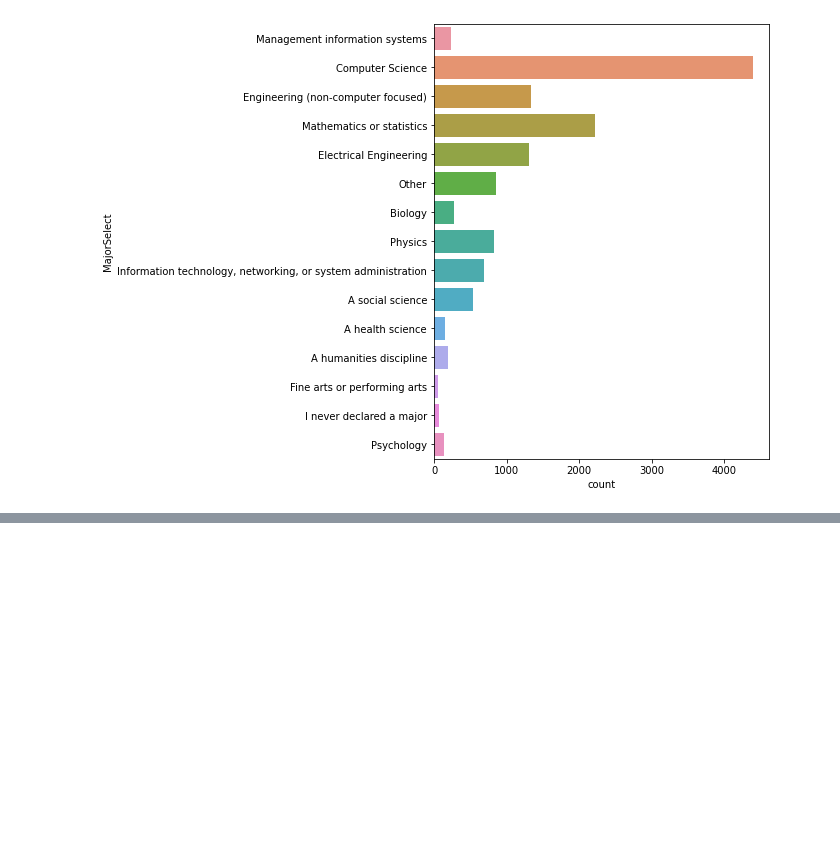
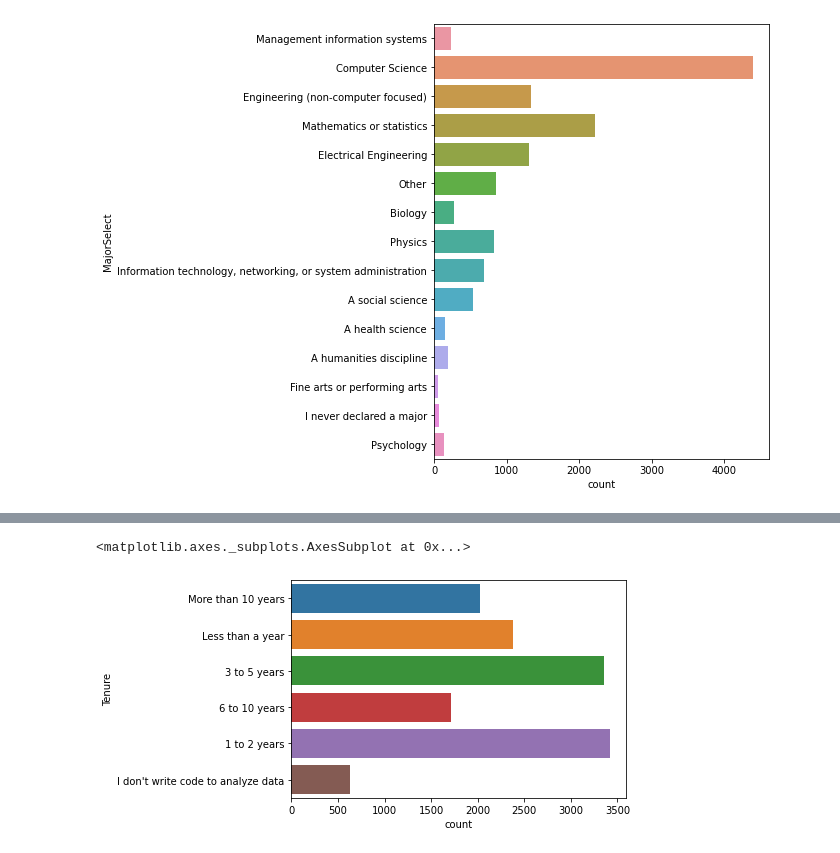
Before and after one commit to hyejeong0807/kaggle, a Jupyter notebook: Kaggle_ML_DS_survey_2017_EDA_FAQ.ipynb, the cells around one changed output, grey strips where cells are left out. Cells and saved outputs as stored; diff of their text form; code cells hidden in the pictures; blank space fills up the shorter version.

```diff
--- a/Kaggle_ML_DS_survey_2017_EDA_FAQ.ipynb
+++ b/Kaggle_ML_DS_survey_2017_EDA_FAQ.ipynb
@@ -141,0 +170,5 @@ sns.countplot(y='MajorSelect', data=mcq)
+# %%
+sns.countplot(y='Tenure', data=mcq)
+# %% [output]
+<matplotlib.axes._subplots.AxesSubplot at 0x...>
+[figure, added]
```
Also changed, not shown: parts of 8 cells of this notebook.
